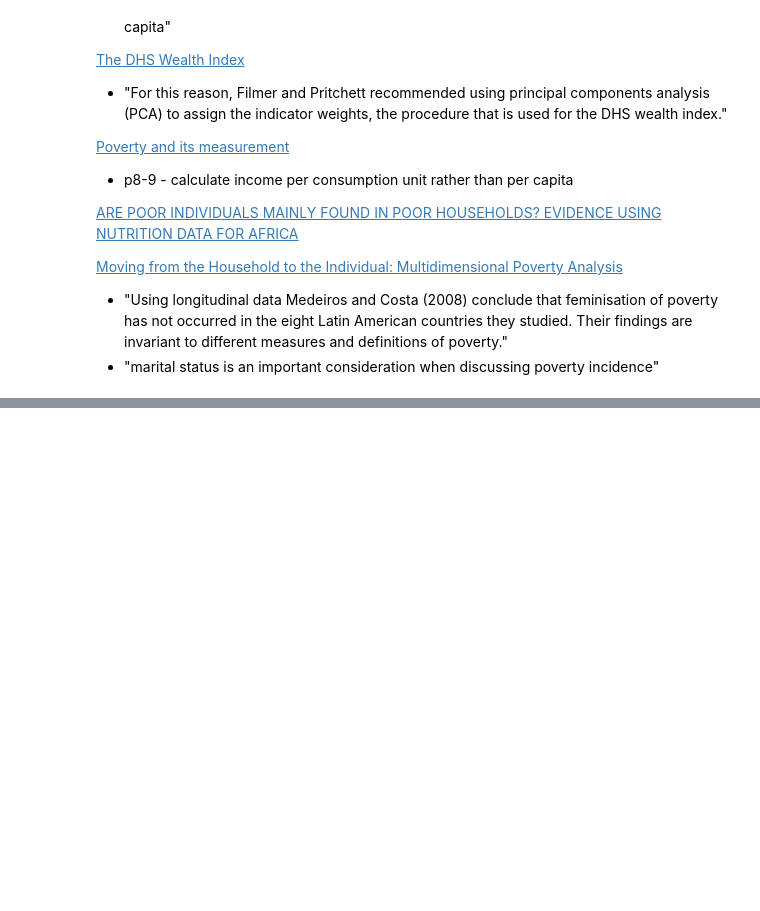
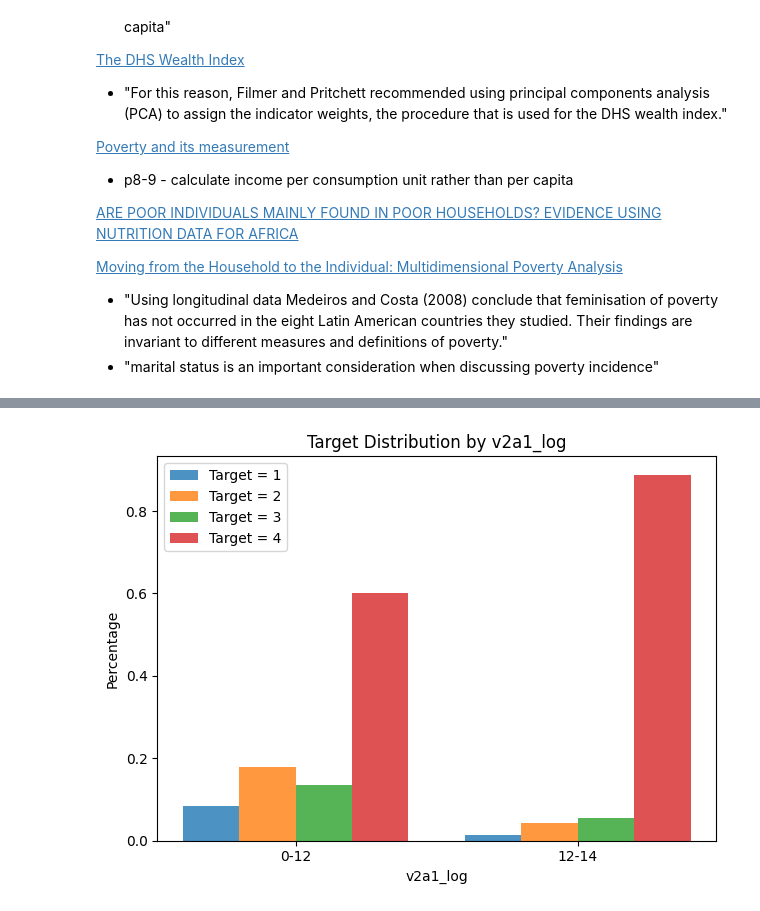
Before and after one commit to andrewjtdunn/Costa-Rican-Household-Poverty-Level-Prediction, a Jupyter notebook: exploratory_analysis.ipynb, the cells around one changed output, grey strips where cells are left out. Cells and saved outputs as stored; diff of their text form; code cells hidden in the pictures; blank space fills up the shorter version.

```diff
--- a/exploratory_analysis.ipynb
+++ b/exploratory_analysis.ipynb
@@ -304,0 +478,4 @@ results_df.to_csv('regression_results.csv', index=False)
+# %%
+plot_continuous(df,'v2a1_log','Target')
+# %% [output]
+[figure, added]
```
Also changed, not shown: parts of 29 cells of this notebook.
